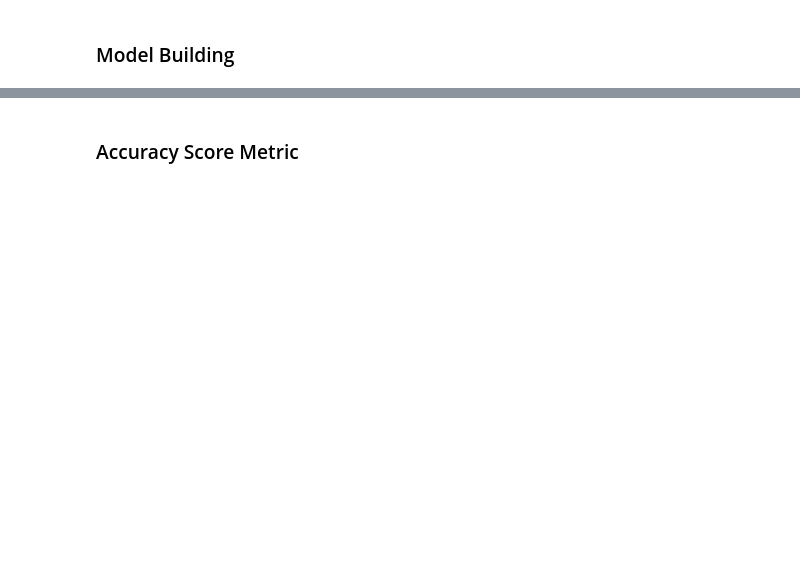
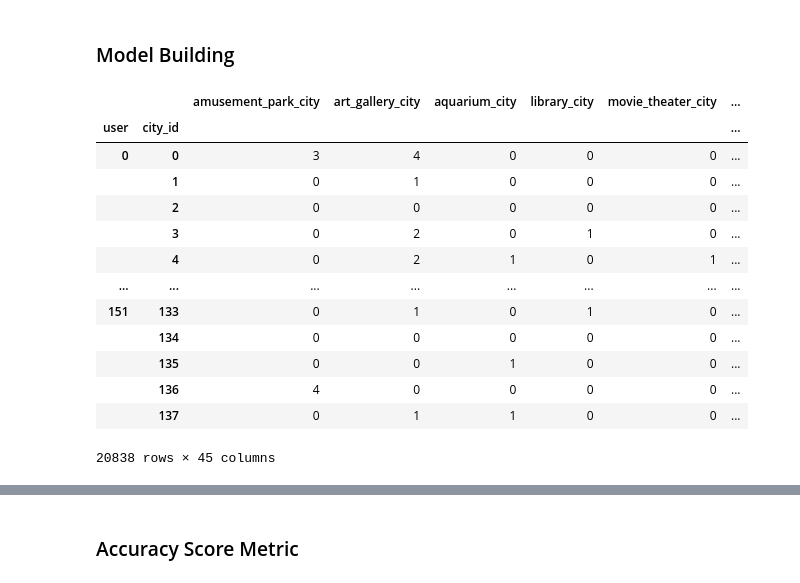
Before and after one commit to Maddienis/travel_app_sm, a Jupyter notebook: notebooks/model_ensemble.ipynb, the cells around one changed output, grey strips where cells are left out. Drawn from its saved outputs; the diff is of its cells as text; code cells hidden in the pictures; blank space fills up the shorter version.

```diff
--- a/notebooks/model_ensemble.ipynb
+++ b/notebooks/model_ensemble.ipynb
@@ -118,0 +151,4 @@ y_test_fake.drop(columns=['rank'], inplace=True)
+# %%
+x = ready.drop(columns=['rank'])
+# %%
+y = ready['rank']
@@ -119,9 +171,28 @@ y_test_fake.drop(columns=['rank'], inplace=True)
+# %%
+x.drop(columns=['continent_city'], inplace=True)
 # %% [markdown]
 ### Model Building
 # %%
 
 from sklearn.ensemble import RandomForestClassifier
 clf = RandomForestClassifier(random_state=12, max_depth=25)
-clf.fit(x_trainfull, y_trainfull)
-predictions_rf = clf.predict(x_testfull)
-probs_rf = clf.predict_proba(x_testfull)
+clf.fit(x, y)
+predictions_rf = clf.predict(x)
+probs_rf = clf.predict_proba(x)
+# %%
+x
+# %% [output]
+|  |  | amusement_park_city | art_gallery_city | aquarium_city | library_city | movie_theater_city | ... |
+| user | city_id |  |  |  |  |  | ... |
+| 0 | 0 | 3 | 4 | 0 | 0 | 0 | ... |
+|  | 1 | 0 | 1 | 0 | 0 | 0 | ... |
+|  | 2 | 0 | 0 | 0 | 0 | 0 | ... |
+|  | 3 | 0 | 2 | 0 | 1 | 0 | ... |
+|  | 4 | 0 | 2 | 1 | 0 | 1 | ... |
+| ... | ... | ... | ... | ... | ... | ... | ... |
+| 151 | 133 | 0 | 1 | 0 | 1 | 0 | ... |
+|  | 134 | 0 | 0 | 0 | 0 | 0 | ... |
+|  | 135 | 0 | 0 | 1 | 0 | 0 | ... |
+|  | 136 | 4 | 0 | 0 | 0 | 0 | ... |
+|  | 137 | 0 | 1 | 1 | 0 | 0 | ... |
+20838 rows × 45 columns
```
Also changed, not shown: parts of 16 cells of this notebook, 9 other files.
